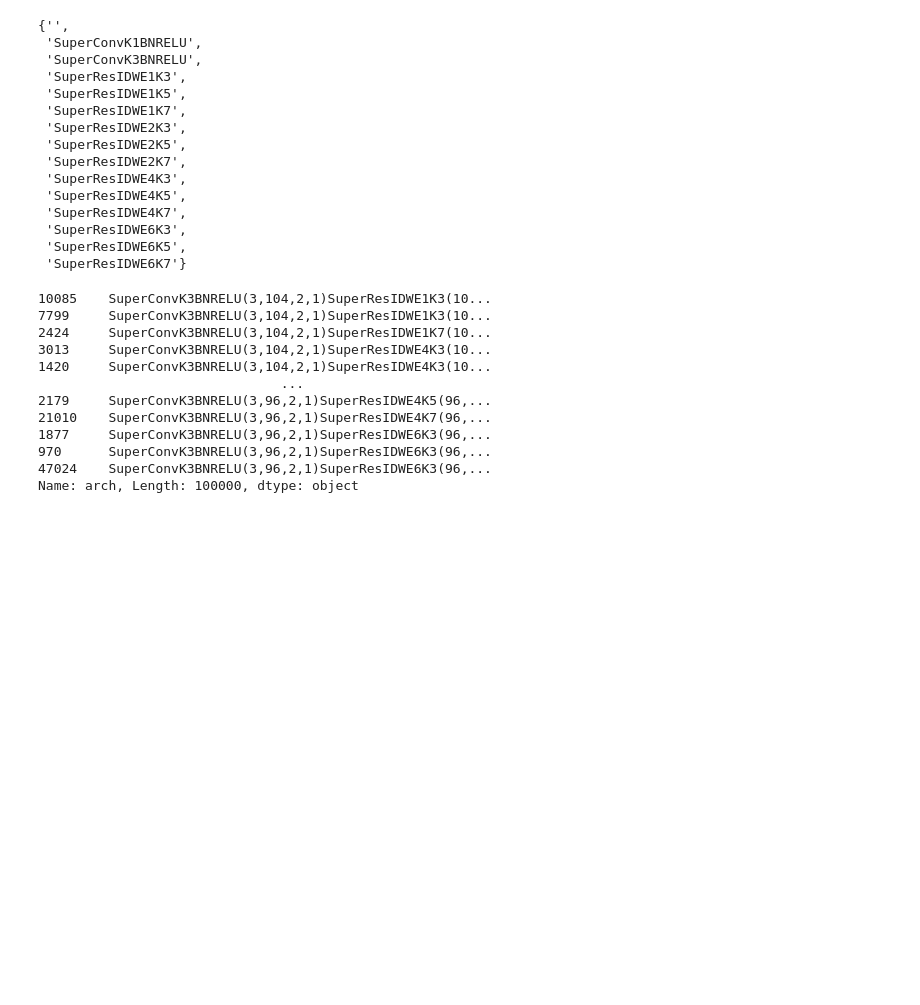
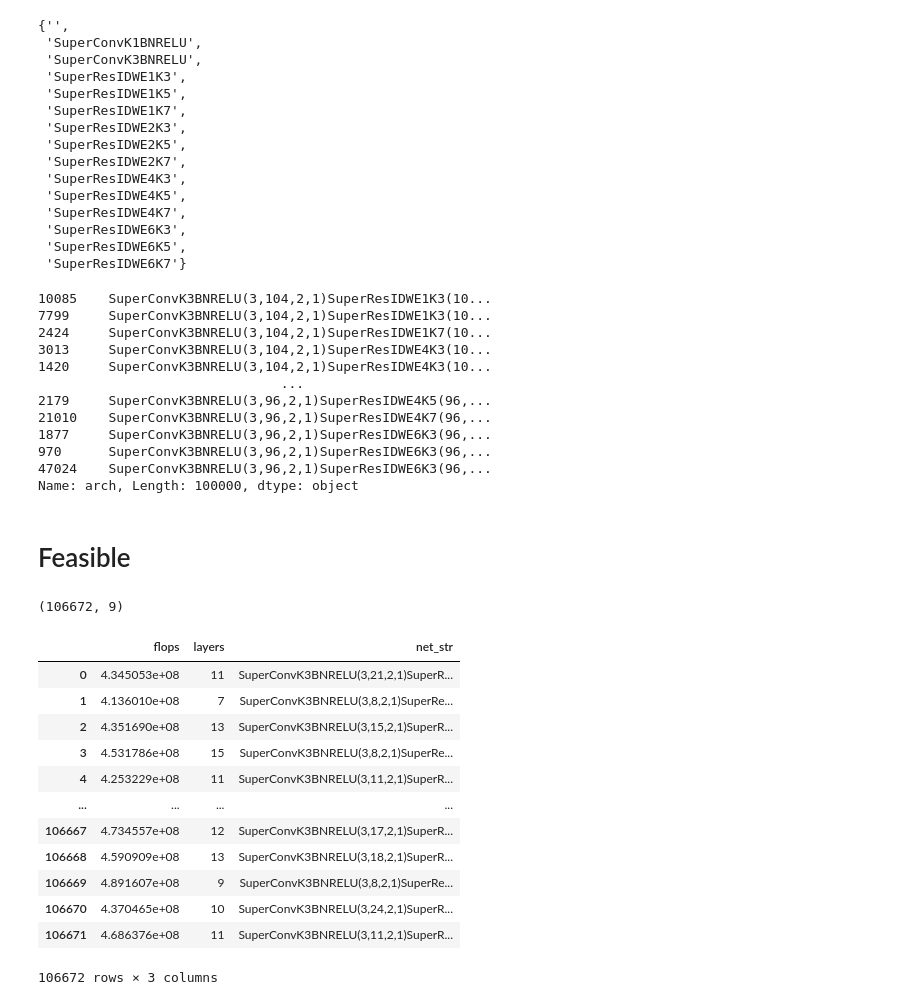
Before and after one commit to ondratybl/VKDNW, a Jupyter notebook: NB201/tss_choose_best.ipynb, the cells around one changed output. Cells and saved outputs as stored; diff of their text form; code cells hidden in the pictures; blank space fills up the shorter version.

```diff
--- a/NB201/tss_choose_best.ipynb
+++ b/NB201/tss_choose_best.ipynb
@@ -451,3 +451,5 @@ set(list_all)
 970      SuperConvK3BNRELU(3,96,2,1)SuperResIDWE6K3(96,...
 47024    SuperConvK3BNRELU(3,96,2,1)SuperResIDWE6K3(96,...
 Name: arch, Length: 100000, dtype: object
+# %% [markdown]
+# Feasible
@@ -453,0 +460,39 @@ Name: arch, Length: 100000, dtype: object
+# %%
+runs_feasible = None
+for run_str in [
+    'nazderaze/VKDNW/le027c6i',
+    'nazderaze/VKDNW/e5ghgrna',
+    'nazderaze/VKDNW/9t4z9soy',
+    'nazderaze/VKDNW/xu12jwh3',
+    'nazderaze/VKDNW/p4w49gbw',
+    'nazderaze/VKDNW/8o8nv1bw',
+    'nazderaze/VKDNW/a2ohrrxp',
+    'nazderaze/VKDNW/uk275wky',
+    'nazderaze/VKDNW/5v9c0ueh',
+    'nazderaze/VKDNW/vt926kqu',
+]:
+    run = pd.DataFrame(api_wandb.run(run_str).scan_history())
+
+    if runs_feasible is None:
+        runs_feasible = run
+    else:
+        runs_feasible = pd.concat([runs_feasible, run], ignore_index=True)
+runs_feasible.shape
+# %% [output]
+(106672, 9)
+# %%
+runs_feasible[['flops', 'layers', 'net_str']].drop_duplicates()
+# %% [output]
+|  | flops | layers | net_str |
+| 0 | 4.345053e+08 | 11 | SuperConvK3BNRELU(3,21,2,1)SuperR... |
+| 1 | 4.136010e+08 | 7 | SuperConvK3BNRELU(3,8,2,1)SuperRe... |
+| 2 | 4.351690e+08 | 13 | SuperConvK3BNRELU(3,15,2,1)SuperR... |
+| 3 | 4.531786e+08 | 15 | SuperConvK3BNRELU(3,8,2,1)SuperRe... |
+| 4 | 4.253229e+08 | 11 | SuperConvK3BNRELU(3,11,2,1)SuperR... |
+| ... | ... | ... | ... |
+| 106667 | 4.734557e+08 | 12 | SuperConvK3BNRELU(3,17,2,1)SuperR... |
+| 106668 | 4.590909e+08 | 13 | SuperConvK3BNRELU(3,18,2,1)SuperR... |
+| 106669 | 4.891607e+08 | 9 | SuperConvK3BNRELU(3,8,2,1)SuperRe... |
+| 106670 | 4.370465e+08 | 10 | SuperConvK3BNRELU(3,24,2,1)SuperR... |
+| 106671 | 4.686376e+08 | 11 | SuperConvK3BNRELU(3,11,2,1)SuperR... |
+106672 rows × 3 columns
```
Also changed, not shown: parts of 2 cells of this notebook, 3 other files.
